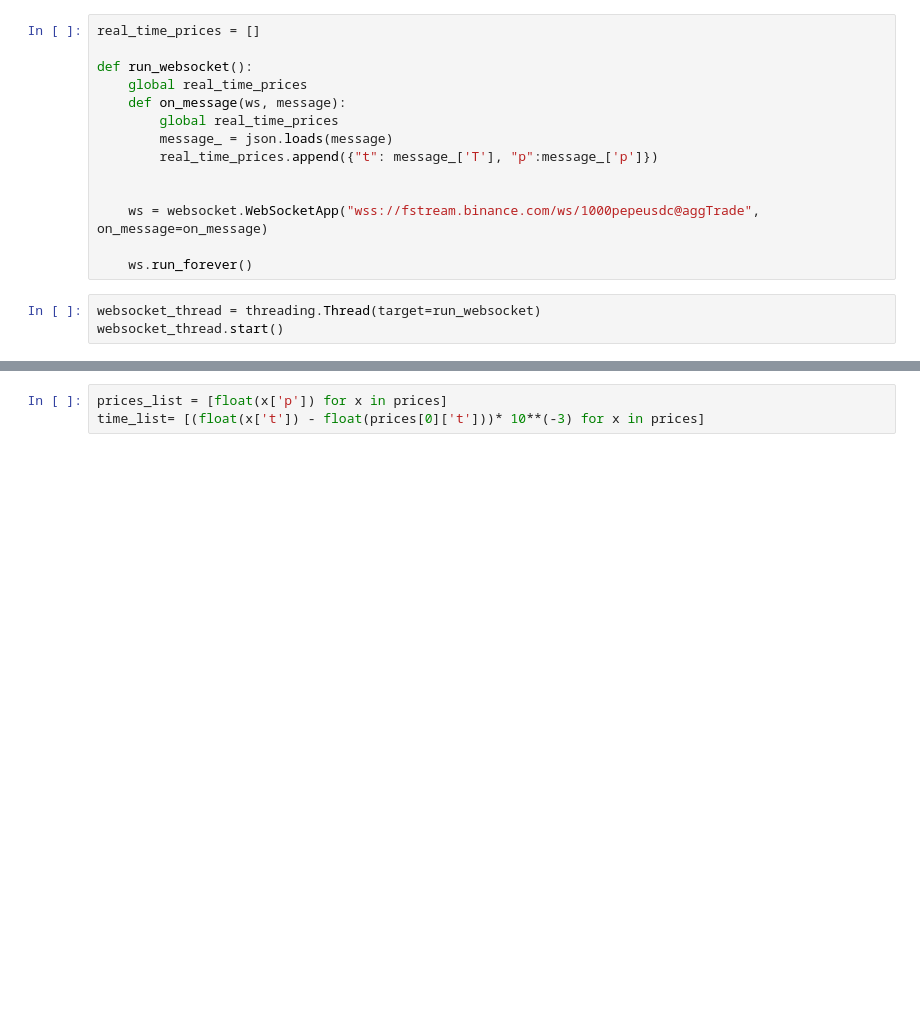
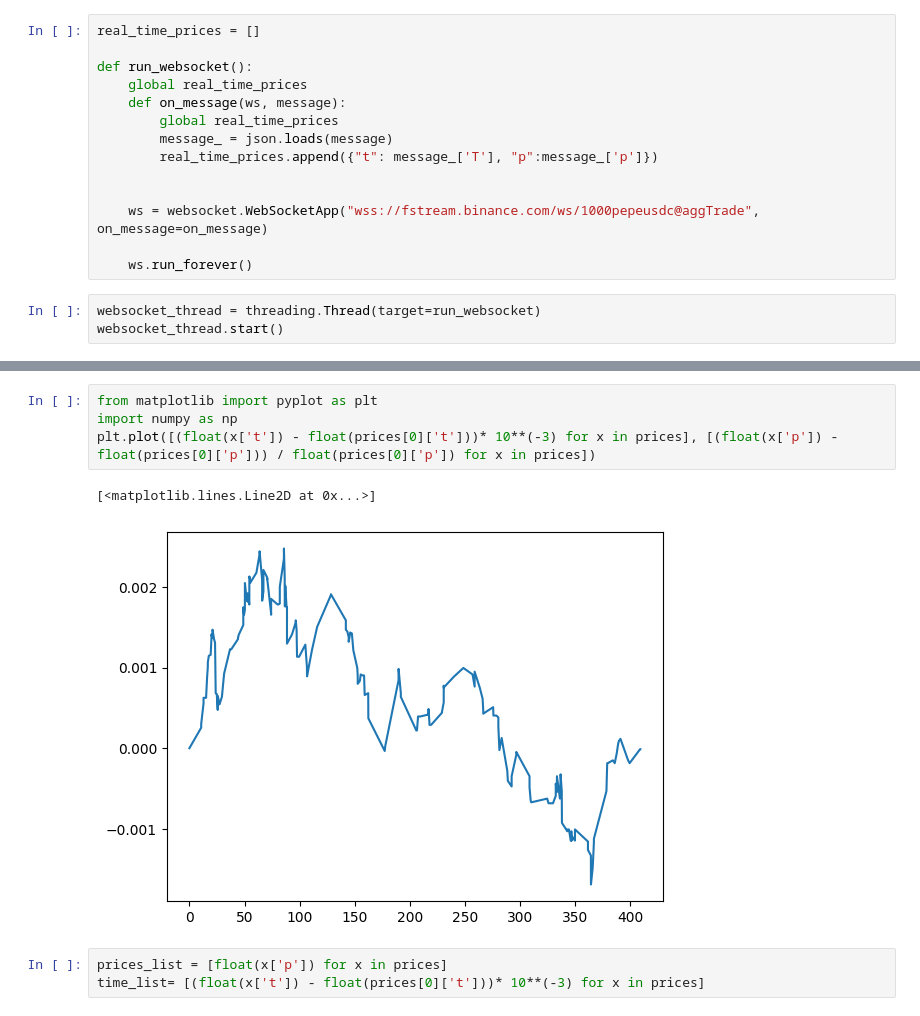
Before and after one commit to washingtonbase/binance, a Jupyter notebook: price-plot.ipynb, the cells around one changed output, grey strips where cells are left out. Saved outputs shown, nothing was run; the diff lists cells and outputs as text; blank space fills up the shorter version.

```diff
--- a/price-plot.ipynb
+++ b/price-plot.ipynb
@@ -52,3 +52,10 @@ plt.plot([(float(x['t']) - float(prices[0]['t']))* 10**(-3) for x in prices], [f
+# %%
+from matplotlib import pyplot as plt
+import numpy as np
+plt.plot([(float(x['t']) - float(prices[0]['t']))* 10**(-3) for x in prices], [(float(x['p']) - float(prices[0]['p'])) / float(prices[0]['p']) for x in prices])
+# %% [output]
+[<matplotlib.lines.Line2D at 0x...>]
+[figure, added]
 # %%
 prices_list = [float(x['p']) for x in prices]
 time_list= [(float(x['t']) - float(prices[0]['t']))* 10**(-3) for x in prices]
```
Also changed, not shown: parts of 3 cells of this notebook.
